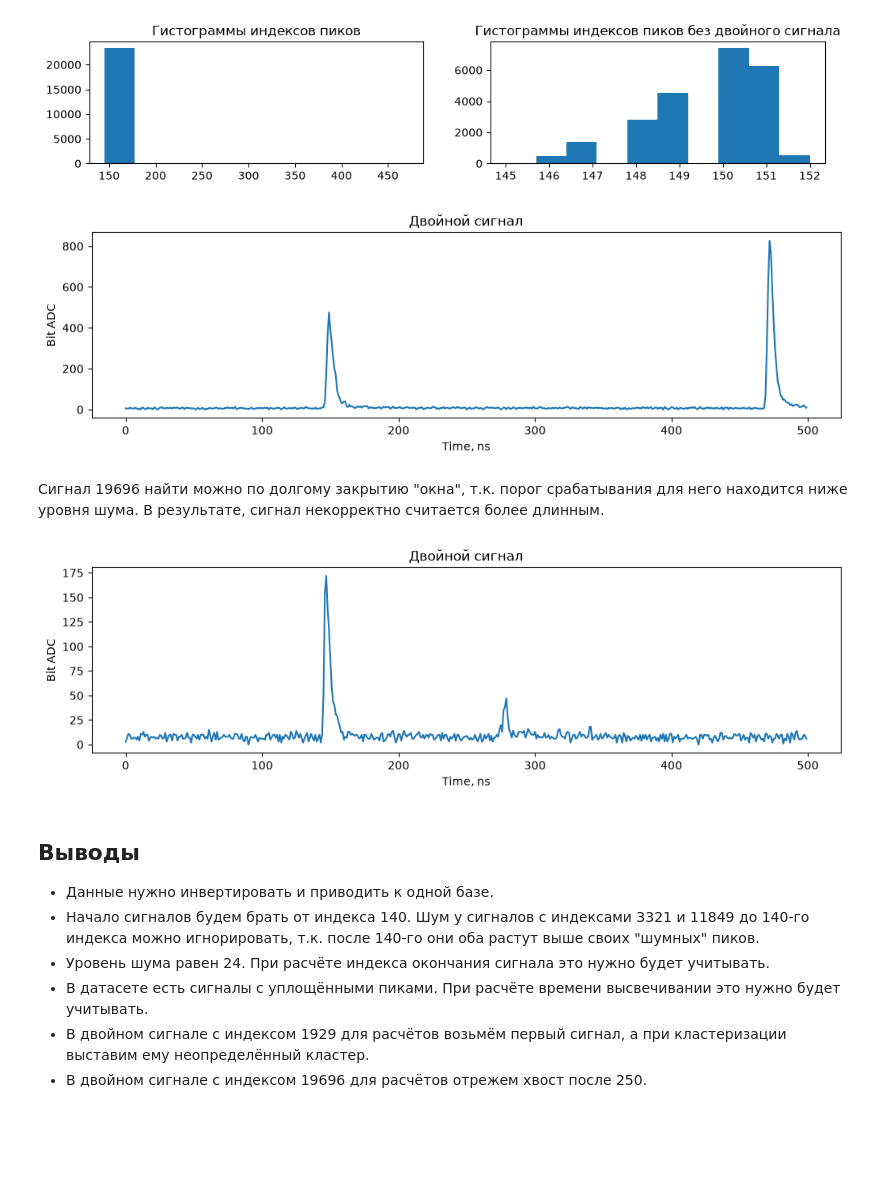
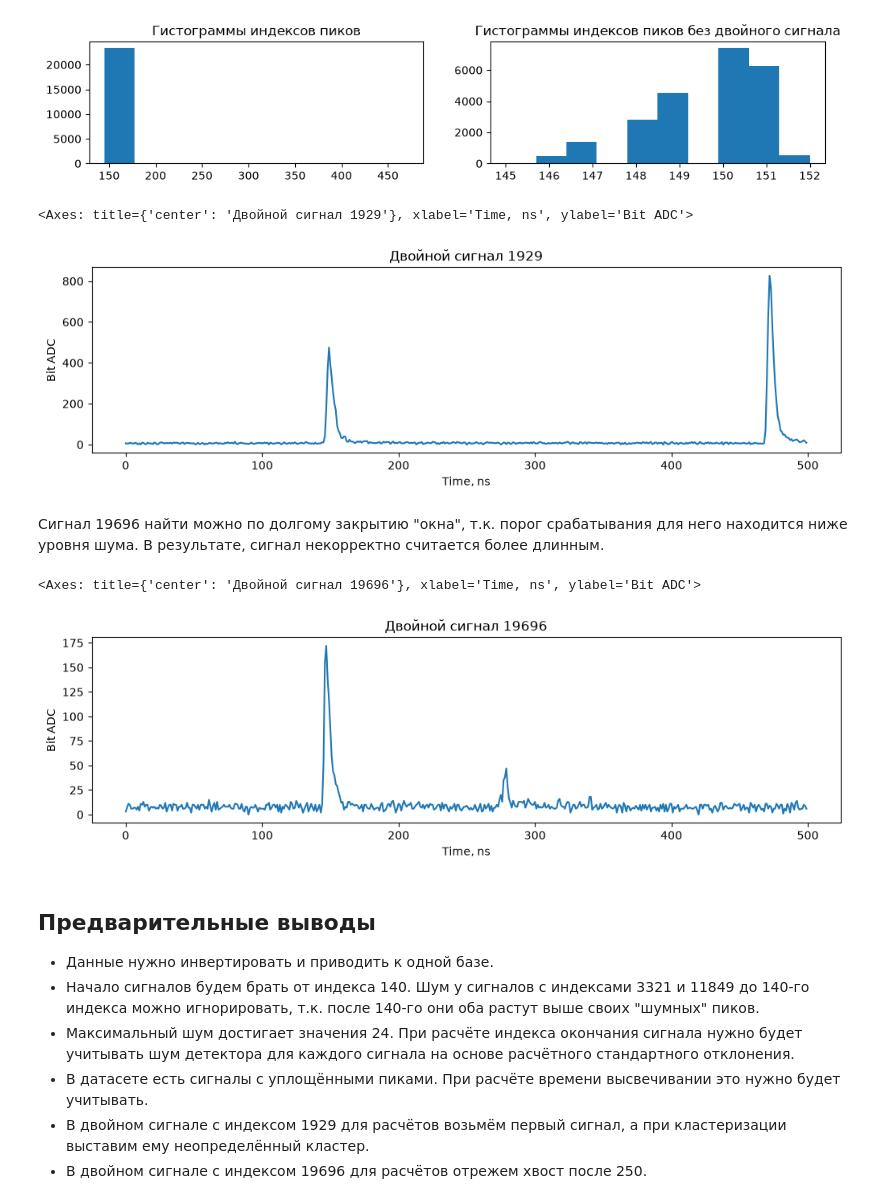
Before and after one commit to AlekseiAgarkov/kaggle_unsupervised_ml_signal_classification, a Jupyter notebook: notebooks/1_Exploratory_Data_Analysis.ipynb, the cells around one changed output. Drawn from its saved outputs; the diff is of its cells as text; code cells hidden in the pictures; blank space fills up the shorter version.

```diff
--- a/notebooks/1_Exploratory_Data_Analysis.ipynb
+++ b/notebooks/1_Exploratory_Data_Analysis.ipynb
@@ -199,22 +194,22 @@ plt.show()
 # %% [output]
 [figure]
 # %%
-ax = df_raw.iloc[[1929], :].T.plot(title="Двойной сигнал", **wide_plt)
-set_axis_labels(ax)
+plot_plain_signal(df_raw.iloc[[1929], :].T, title="Двойной сигнал 1929")
 # %% [output]
+<Axes: title={'center': 'Двойной сигнал 1929'}, xlabel='Time, ns', ylabel='Bit ADC'>
-[figure, old version]
+[figure, new version]
 # %% [markdown]
 Сигнал 19696 найти можно по долгому закрытию "окна", т.к. порог срабатывания для него находится ниже уровня шума. В результате, сигнал некорректно считается более длинным.
 # %%
-ax = df_raw.iloc[[19696], :].T.plot(title="Двойной сигнал", **wide_plt)
-set_axis_labels(ax)
+plot_plain_signal(df_raw.iloc[[19696], :].T, title="Двойной сигнал 19696")
 # %% [output]
+<Axes: title={'center': 'Двойной сигнал 19696'}, xlabel='Time, ns', ylabel='Bit ADC'>
-[figure, old version]
+[figure, new version]
 # %% [markdown]
-## Выводы
+## Предварительные выводы
 - Данные нужно инвертировать и приводить к одной базе.
 - Начало сигналов будем брать от индекса 140. Шум у сигналов с индексами 3321 и 11849 до 140-го индекса можно игнорировать, т.к. после 140-го они оба растут выше своих "шумных" пиков.
-- Уровень шума равен 24. При расчёте индекса окончания сигнала это нужно будет учитывать.
+- Максимальный шум достигает значения 24. При расчёте индекса окончания сигнала нужно будет учитывать шум детектора для каждого сигнала на основе расчётного стандартного отклонения.
 - В датасете есть сигналы с уплощёнными пиками. При расчёте времени высвечивании это нужно будет учитывать.
 - В двойном сигнале с индексом 1929 для расчётов возьмём первый сигнал, а при кластеризации выставим ему неопределённый кластер.
 - В двойном сигнале с индексом 19696 для расчётов отрежем хвост после 250.
```
Also changed, not shown: parts of 20 cells of this notebook.
